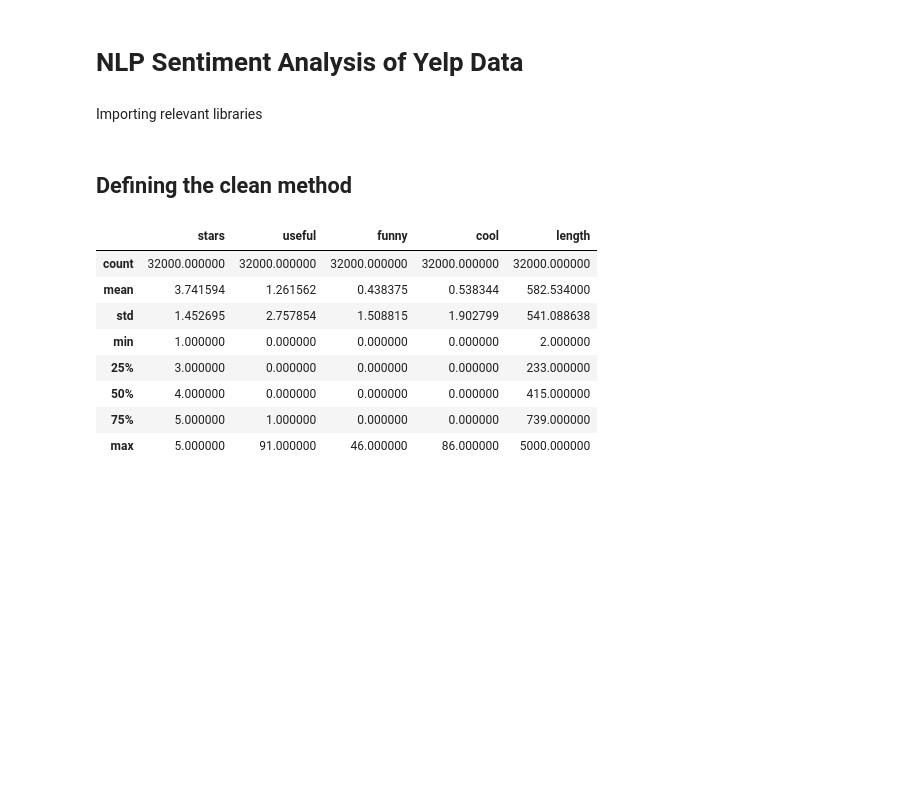
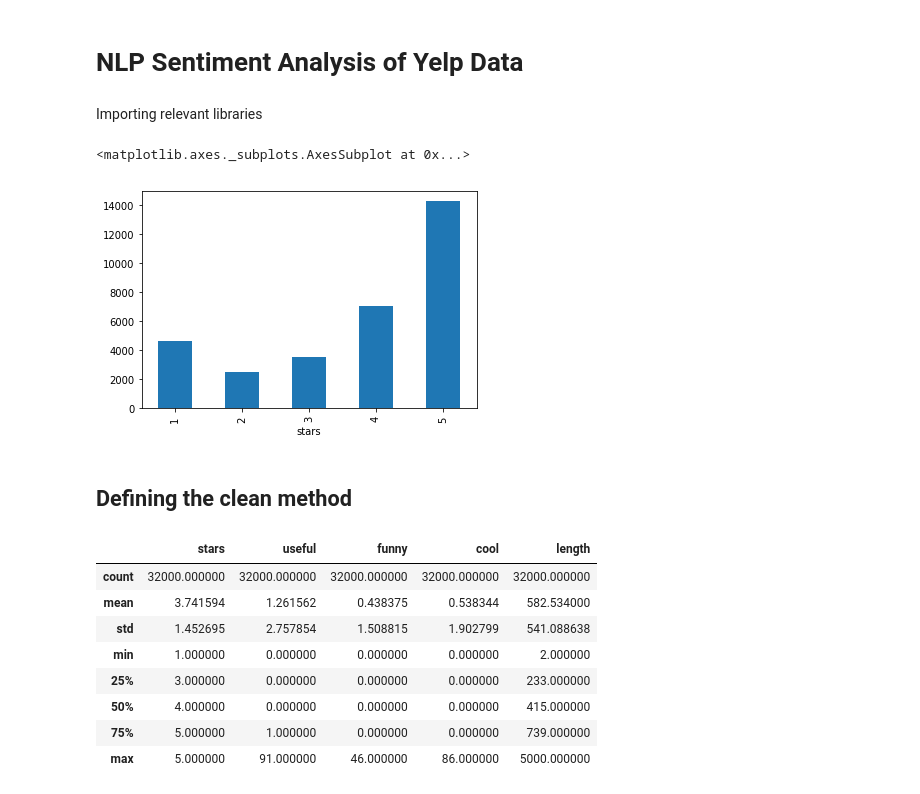
Before and after one commit to Giacky/NLPProject, a Jupyter notebook: Main.ipynb, the cells around one changed output. Saved outputs shown, nothing was run; the diff lists cells and outputs as text; code cells hidden in the pictures; blank space fills up the shorter version.

```diff
--- a/Main.ipynb
+++ b/Main.ipynb
@@ -18,22 +19,27 @@ import seaborn as sns
 # %%
 trainingAmount = 40000
 validationAmount = int(0.2 * trainingAmount)
 testAmount = 10000
 
 # Read JSON files, which are created in 'DatasetPruning' :
 df_train = pd.read_json('training' + str(int(trainingAmount-validationAmount))  +'.json', lines=True)
 df_validation = pd.read_json('validation' + str(validationAmount) +'.json', lines = True)
 df_test = pd.read_json('test' + str(testAmount) +'.json', lines=True)
 
 # Reorder the columns of JSON files:
 df_train = df_train.drop("review_id", axis=1).drop("business_id", axis=1).drop("user_id", axis=1).drop("date", axis=1)
 df_train = df_train.reindex(['text','stars','useful','funny','cool'], axis=1)
 
 df_validation = df_validation.drop("review_id", axis=1).drop("business_id", axis=1).drop("user_id", axis=1).drop("date", axis=1)
 df_validation = df_validation.reindex(['text','stars','useful','funny','cool'], axis=1)
 
 df_test = df_test.drop("review_id", axis=1).drop("business_id", axis=1).drop("user_id", axis=1).drop("date", axis=1)
 df_test = df_test.reindex(['text','stars','useful','funny','cool'], axis=1)
+
+df_train.groupby("stars")['stars'].count().plot.bar()
+# %% [output]
+<matplotlib.axes._subplots.AxesSubplot at 0x...>
+[figure, added]
 # %% [markdown]
 ## Defining the clean method
 # %%
```
Also changed, not shown: parts of 26 cells of this notebook, 1 other file.
